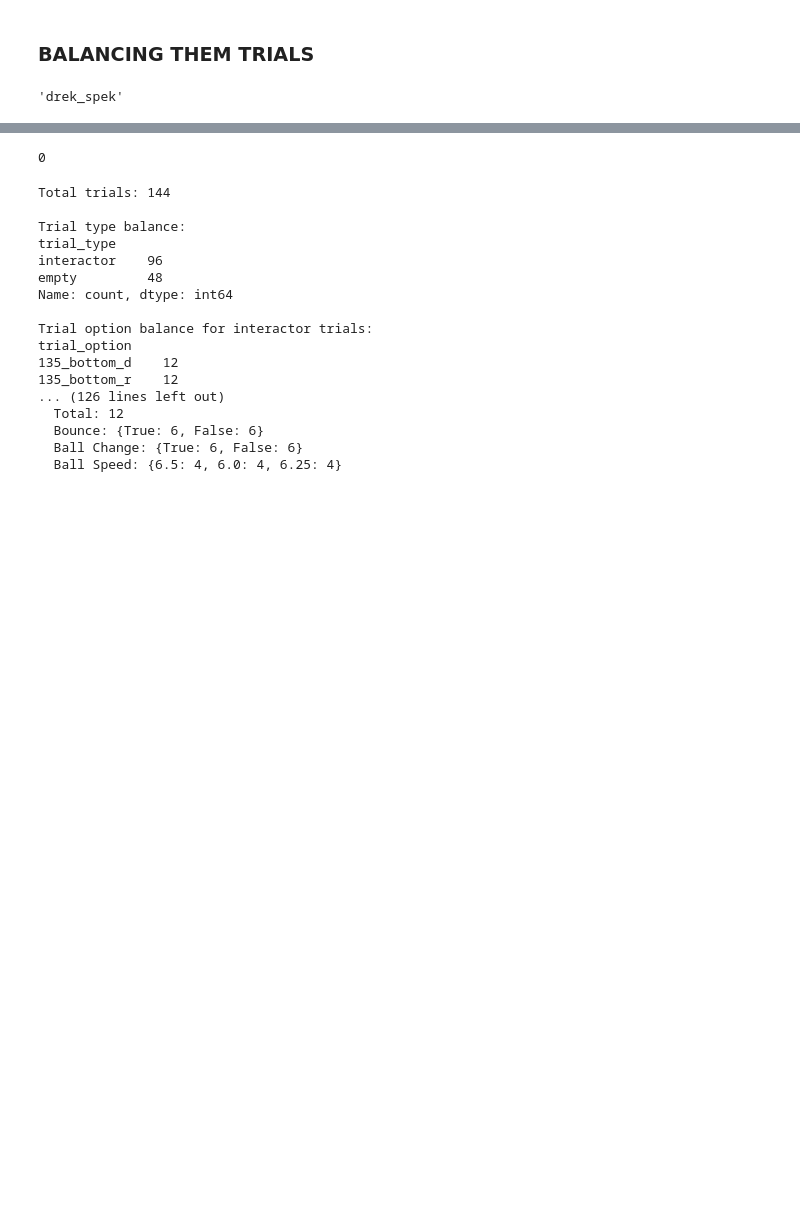
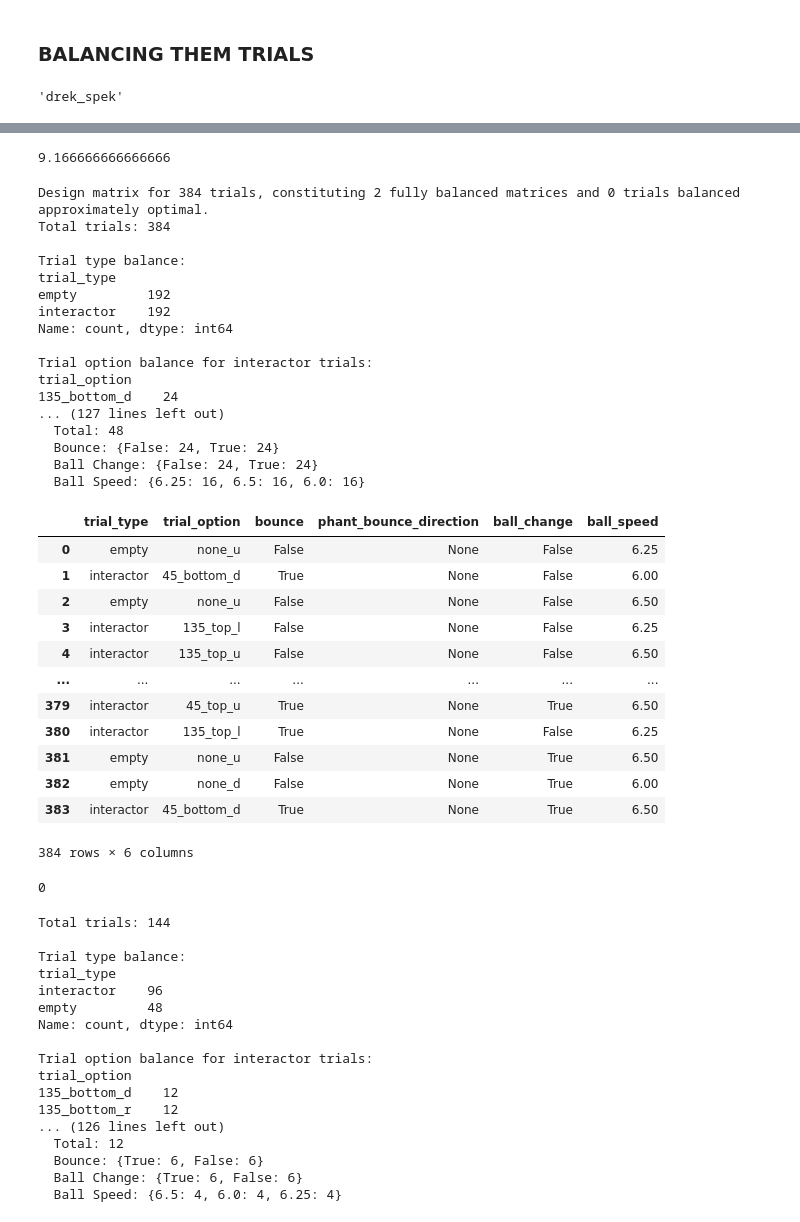
Before and after one commit to WiegerScheurer/physicspred, a Jupyter notebook: Notebooks/intphys_results_pilot.ipynb, the cells around one changed output, grey strips where cells are left out. Cells and saved outputs as stored; diff of their text form; code cells hidden in the pictures; blank space fills up the shorter version.

```diff
--- a/Notebooks/intphys_results_pilot.ipynb
+++ b/Notebooks/intphys_results_pilot.ipynb
@@ -171,3 +90,56 @@ Trial option balance for interactor trials:
+# %%
+144
+22 * 60
+
+
+
+1320/144
+# %% [output]
+9.166666666666666
+# %%
+
+from functions.utilities import check_balance, create_balanced_trial_design, build_design_matrix
+
+
+
+
+
+
+design_matrix = build_design_matrix((2*192), True)
+
+check_balance(design_matrix)
+design_matrix
+# %% [output]
+Design matrix for 384 trials, constituting 2 fully balanced matrices and 0 trials balanced approximately optimal.
+Total trials: 384
+
+Trial type balance:
+trial_type
+empty         192
+interactor    192
+Name: count, dtype: int64
+
+Trial option balance for interactor trials:
+trial_option
+135_bottom_d    24
+... (127 lines left out)
+  Total: 48
+  Bounce: {False: 24, True: 24}
+  Ball Change: {False: 24, True: 24}
+  Ball Speed: {6.25: 16, 6.5: 16, 6.0: 16}
+|  | trial_type | trial_option | bounce | phant_bounce_direction | ball_change | ball_speed |
+| 0 | empty | none_u | False | None | False | 6.25 |
+| 1 | interactor | 45_bottom_d | True | None | False | 6.00 |
+| 2 | empty | none_u | False | None | False | 6.50 |
+| 3 | interactor | 135_top_l | False | None | False | 6.25 |
+| 4 | interactor | 135_top_u | False | None | False | 6.50 |
+| ... | ... | ... | ... | ... | ... | ... |
+| 379 | interactor | 45_top_u | True | None | True | 6.50 |
+| 380 | interactor | 135_top_l | True | None | False | 6.25 |
+| 381 | empty | none_u | False | None | True | 6.50 |
+| 382 | empty | none_d | False | None | True | 6.00 |
+| 383 | interactor | 45_bottom_d | True | None | True | 6.50 |
+384 rows × 6 columns
 # %%
 1000//192
 
```
Also changed, not shown: parts of 4 cells of this notebook, 4 other files.
